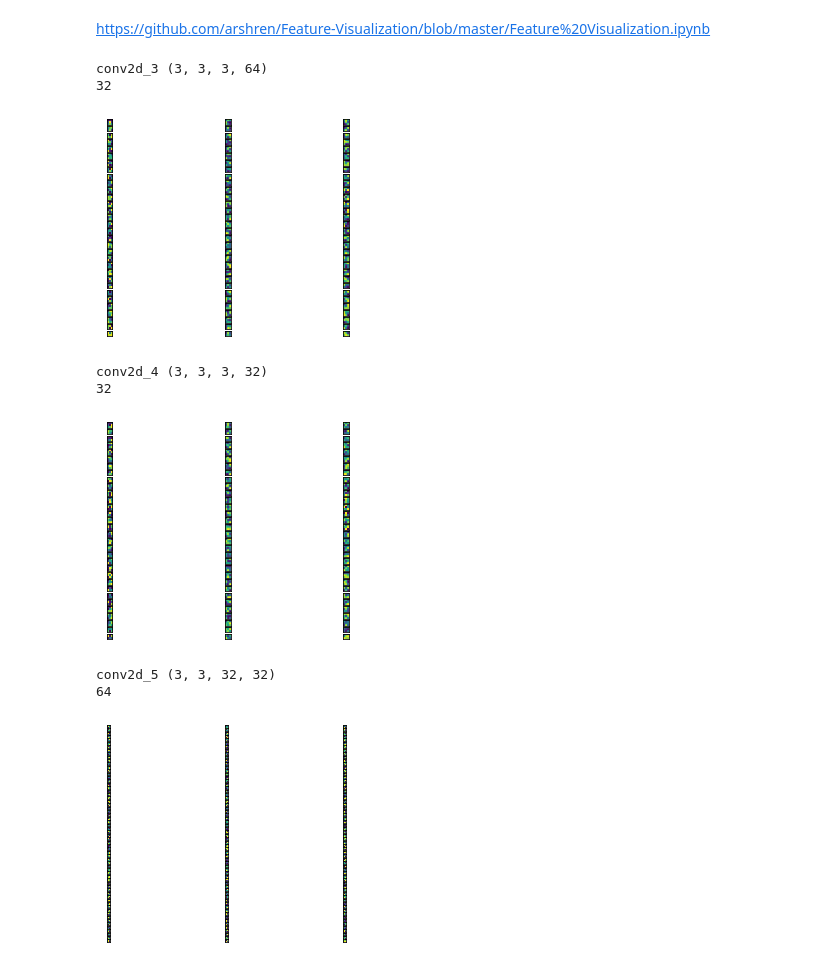
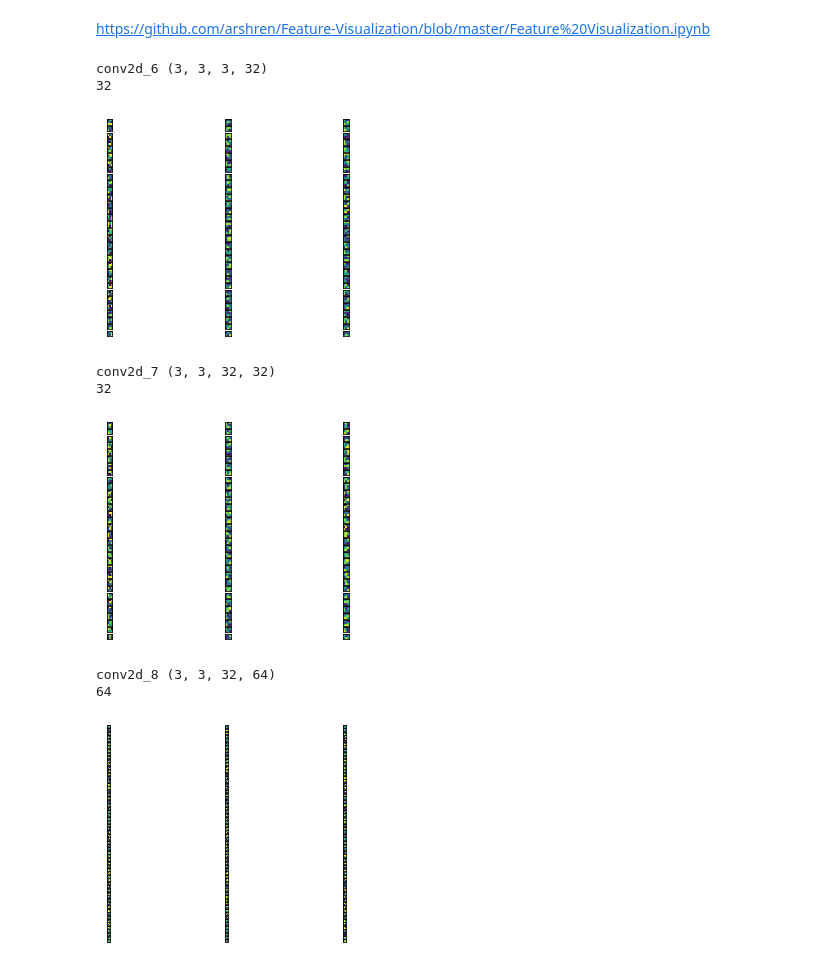
Before and after one commit to dancosta154/Image_Recognition_CNN, a Jupyter notebook: model_two.ipynb, the cells around one changed output. Drawn from its saved outputs; the diff is of its cells as text; code cells hidden in the pictures.

```diff
--- a/model_two.ipynb
+++ b/model_two.ipynb
@@ -228,15 +198,15 @@ testing_image_generator = ImageDataGenerator(
 # %%
 # Variables for model
 batch_size = 64
-image_width = 150
-image_height = 150
+image_width = 256
+image_height = 256
 classes = ['grid_no_smoke','grid_smoke']
 color_mode="rgb"
 IMAGE_WIDTH_HEIGHT = (image_width, image_height)
 
 class_mode = 'binary'
 
-#create train data generator flowing from `grid_version/train` folder
+# Create 'train_generator' flowing from `grid_version/train` directory
 train_generator = train_image_generator.flow_from_directory(
             train_path,
             target_size=IMAGE_WIDTH_HEIGHT,
@@ -245,7 +215,7 @@ train_generator = train_image_generator.flow_from_directory(
             color_mode=color_mode,
             class_mode=class_mode)
 
-#create validation data generator flowing from `grid_version/validate` folder
+# Create 'validate_generator' flowing from `grid_version/validate` directory
 validate_generator = validate_image_generator.flow_from_directory(
         validate_path,
         target_size=IMAGE_WIDTH_HEIGHT,
@@ -254,7 +224,8 @@ validate_generator = validate_image_generator.flow_from_directory(
         color_mode=color_mode,
         class_mode=class_mode)
 
-#create testing data generator flowing from `grid_version/validate` folder
+# Create 'testing_generator' flowing from `grid_version/validate` directory
+# Shuffle = False, to ensure we know the labels for predictions
 testing_generator = testing_image_generator.flow_from_directory(
         testing_path,
         target_size=IMAGE_WIDTH_HEIGHT,
@@ -573,37 +507,40 @@ Confusion matrix, without normalization
 # %% [markdown]
 https://github.com/arshren/Feature-Visualization/blob/master/Feature%20Visualization.ipynb
 # %%
-#Iterate thru all the layers of the model
+# Iterate thru all the layers of the model
 for layer in model.layers:
     if 'conv' in layer.name:
-        weights, bias= layer.get_weights()
+        # if the layer is a convolutional layer, then extract the weights and bias values
+        weights, bias = layer.get_weights()
+        filters = (weights - f_min) / (f_max - f_min)
         print(layer.name, filters.shape)
 
-        #normalize filter values between  0 and 1 for visualization
+        # normalize filter values between  0 and 1 for visualization
         f_min, f_max = weights.min(), weights.max()
         filters = (weights - f_min) / (f_max - f_min)
+        # 3 because RGB
         print(filters.shape[3])
         filter_cnt=1
 
-        #plotting all the filters
+        # plotting all the filters
         for i in range(filters.shape[3]):
-            #get the filters
+            # get the filters
             filt=filters[:,:,:, i]
-            #plotting each of the channel, color image RGB channels
+            # plotting each of the channel, color image RGB channels
             for j in range(filters.shape[0]):
                 ax= plt.subplot(filters.shape[3], filters.shape[0], filter_cnt  )
                 ax.set_xticks([])
                 ax.set_yticks([])
                 plt.imshow(filt[:,:, j])
                 filter_cnt+=1
         plt.show()
 # %% [output]
-conv2d_3 (3, 3, 3, 64)
+conv2d_6 (3, 3, 3, 32)
 32
-[figure, old version]
+[figure, new version]
-conv2d_4 (3, 3, 3, 32)
+conv2d_7 (3, 3, 32, 32)
 32
-[figure, old version]
+[figure, new version]
-conv2d_5 (3, 3, 32, 32)
+conv2d_8 (3, 3, 32, 64)
 64
 [figure]
```
Also changed, not shown: parts of 44 cells of this notebook, 1 other file.
